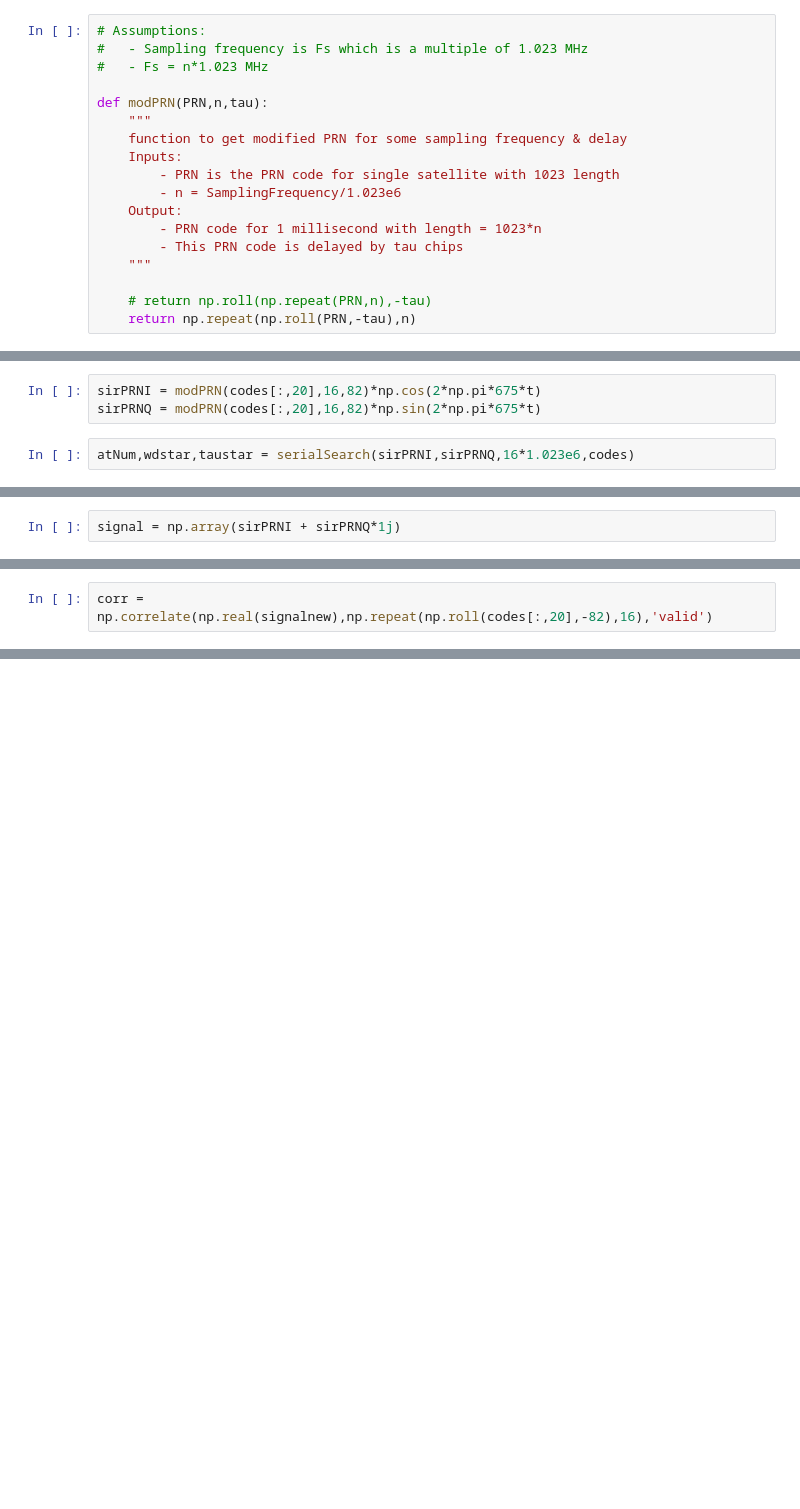
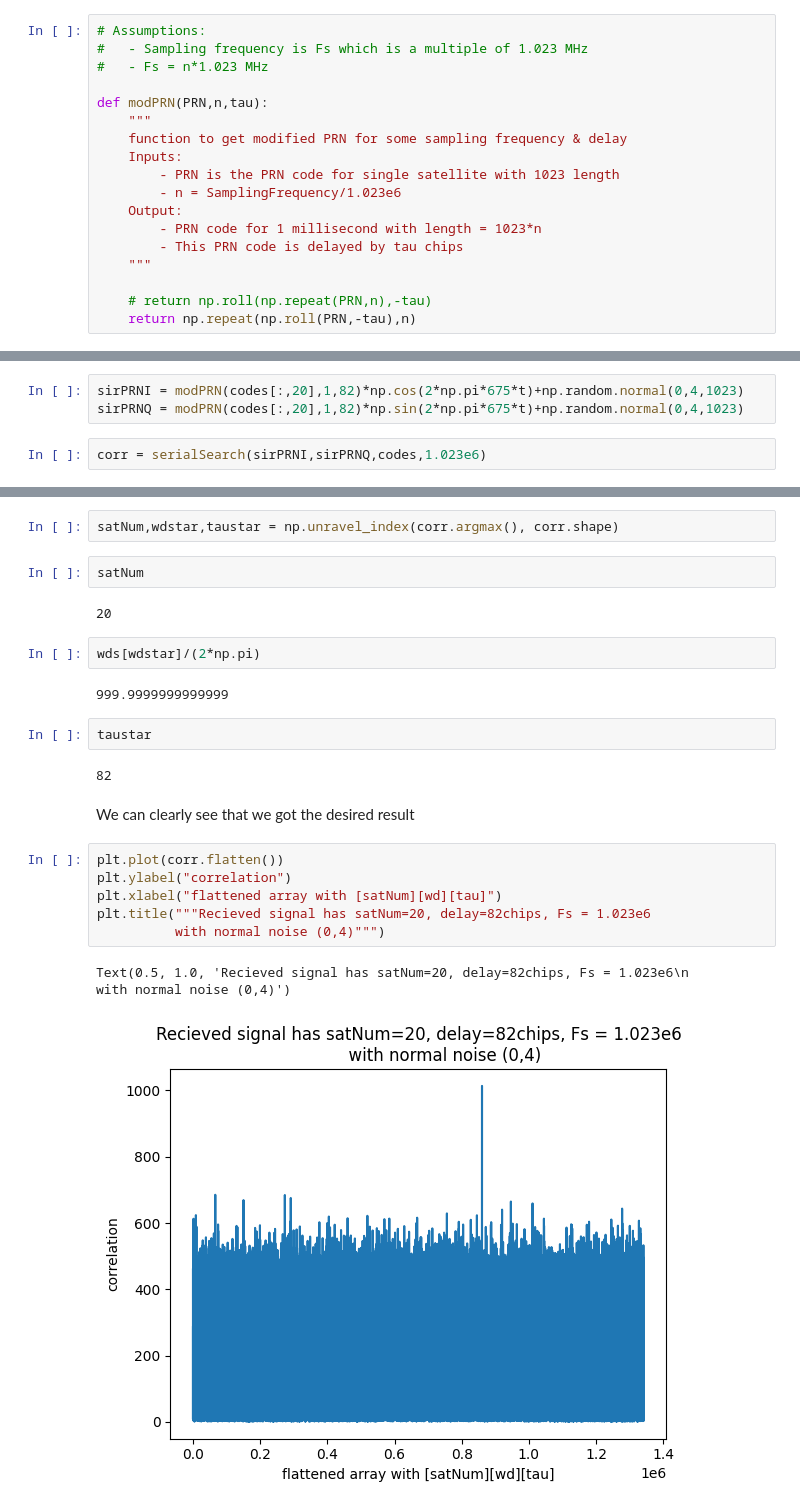
Before and after one commit to lyrickhare/AE410GNSS, a Jupyter notebook: codeForMonday20D170022.ipynb, the cells around one changed output, grey strips where cells are left out. Saved outputs shown, nothing was run; the diff lists cells and outputs as text; blank space fills up the shorter version.

```diff
--- a/codeForMonday20D170022.ipynb
+++ b/codeForMonday20D170022.ipynb
@@ -300,5 +253,5 @@ t.shape
 # %%
-sirPRNI = modPRN(codes[:,20],16,82)*np.cos(2*np.pi*675*t)
-sirPRNQ = modPRN(codes[:,20],16,82)*np.sin(2*np.pi*675*t)
+sirPRNI = modPRN(codes[:,20],1,82)*np.cos(2*np.pi*675*t)+np.random.normal(0,4,1023)
+sirPRNQ = modPRN(codes[:,20],1,82)*np.sin(2*np.pi*675*t)+np.random.normal(0,4,1023)
 # %%
-atNum,wdstar,taustar = serialSearch(sirPRNI,sirPRNQ,16*1.023e6,codes)
+corr = serialSearch(sirPRNI,sirPRNQ,codes,1.023e6)
@@ -307,2 +257,0 @@ TypeError: slice indices must be integers or None or have an __index__ method
-# %%
-signal = np.array(sirPRNI + sirPRNQ*1j)
@@ -321,2 +257,0 @@ min(np.real(signalnew))
-# %%
-corr = np.correlate(np.real(signalnew),np.repeat(np.roll(codes[:,20],-82),16),'valid')
@@ -326,0 +258,25 @@ array([16368.])
+# %%
+satNum,wdstar,taustar = np.unravel_index(corr.argmax(), corr.shape)
+# %%
+satNum
+# %% [output]
+20
+# %%
+wds[wdstar]/(2*np.pi)
+# %% [output]
+999.9999999999999
+# %%
+taustar
+# %% [output]
+82
+# %% [markdown]
+We can clearly see that we got the desired result
+# %%
+plt.plot(corr.flatten())
+plt.ylabel("correlation")
+plt.xlabel("flattened array with [satNum][wd][tau]")
+plt.title("""Recieved signal has satNum=20, delay=82chips, Fs = 1.023e6
+          with normal noise (0,4)""")
+# %% [output]
+Text(0.5, 1.0, 'Recieved signal has satNum=20, delay=82chips, Fs = 1.023e6\n          with normal noise (0,4)')
+[figure, added]
```
Also changed, not shown: parts of 20 cells of this notebook, 4 other files.
